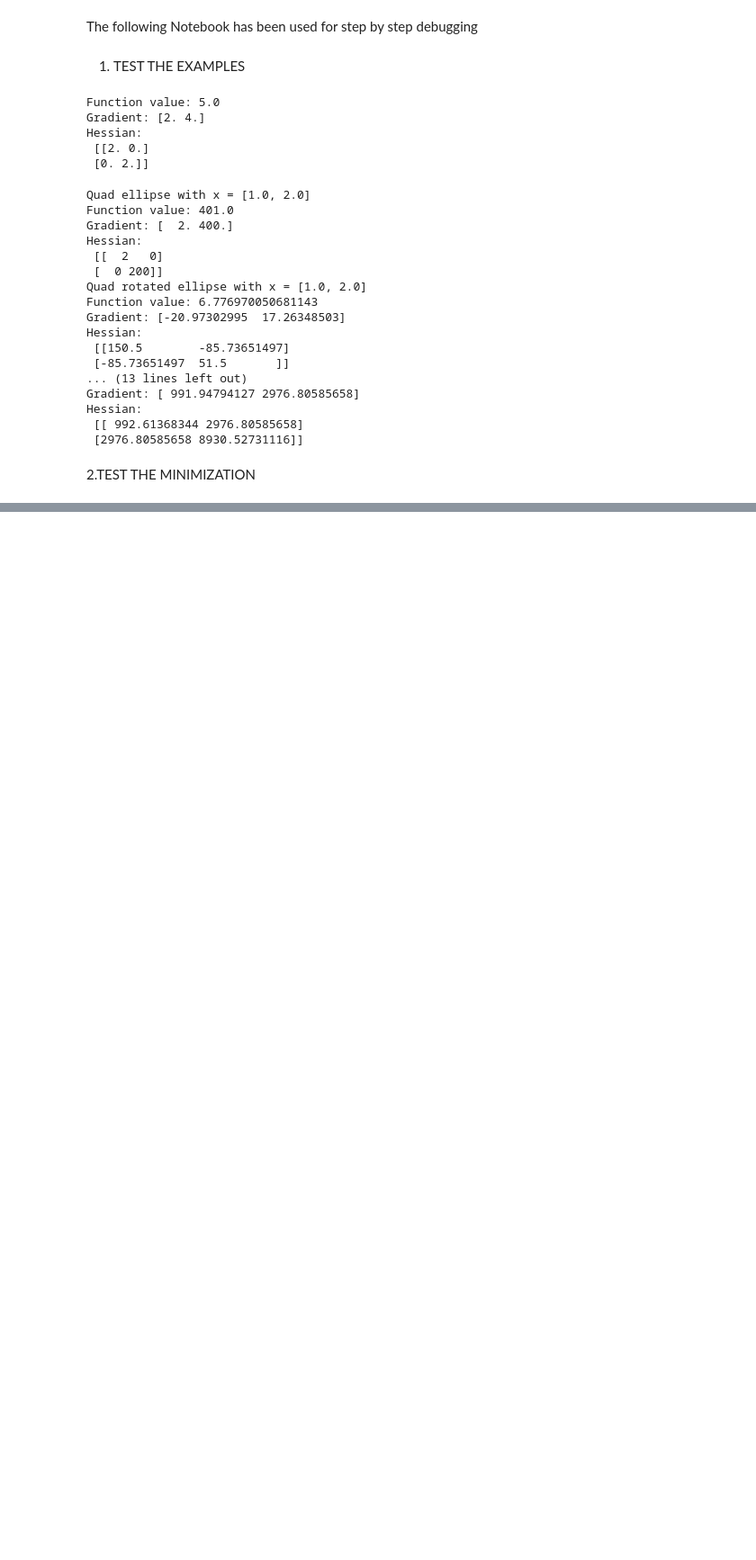
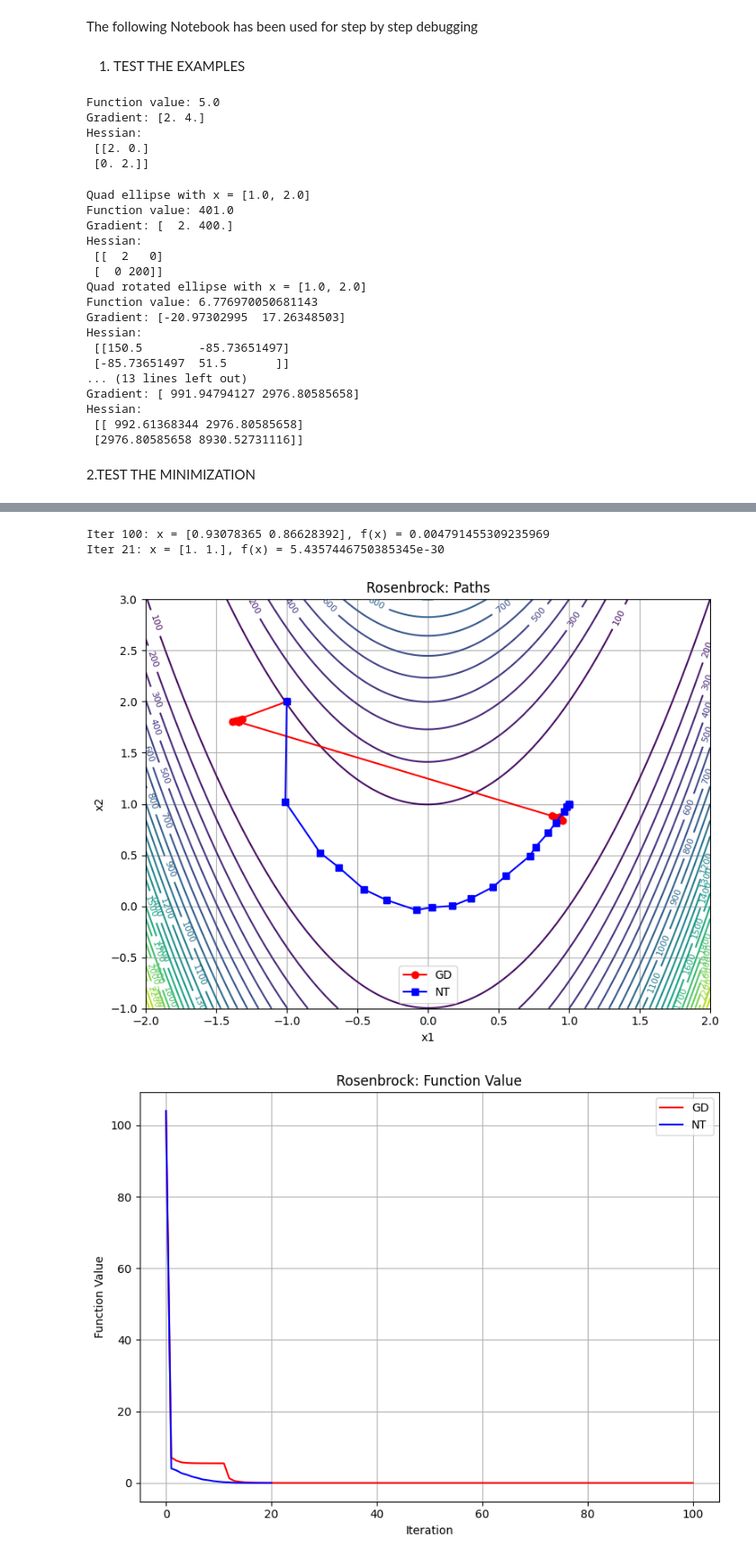
Before and after one commit to Lizahanan/Numerical_Optimization, a Jupyter notebook: HW1/test.ipynb, the cells around one changed output, grey strips where cells are left out. Shown at 90% size. Drawn from its saved outputs; the diff is of its cells as text; code cells hidden in the pictures; blank space fills up the shorter version.

```diff
--- a/HW1/test.ipynb
+++ b/HW1/test.ipynb
@@ -154,0 +247,11 @@ Iterations: 8
+# %%
+res_gd = minimize(rosenbrock, x0_ros, method='GD', max_iter=100)
+res_nt = minimize(rosenbrock, x0_ros, method='NT')
+
+plot_contours_with_paths(rosenbrock, (-2, 2), (-1, 3), [res_gd[3], res_nt[3]], ["GD", "NT"], "Rosenbrock: Paths")
+plot_function_values([res_gd[4], res_nt[4]], ["GD", "NT"], "Rosenbrock: Function Value")
+# %% [output]
+Iter 100: x = [0.93078365 0.86628392], f(x) = 0.004791455309235969
+Iter 21: x = [1. 1.], f(x) = 5.4357446750385345e-30
+[figure, added]
+[figure, added]
```
Also changed, not shown: parts of 15 cells of this notebook.
